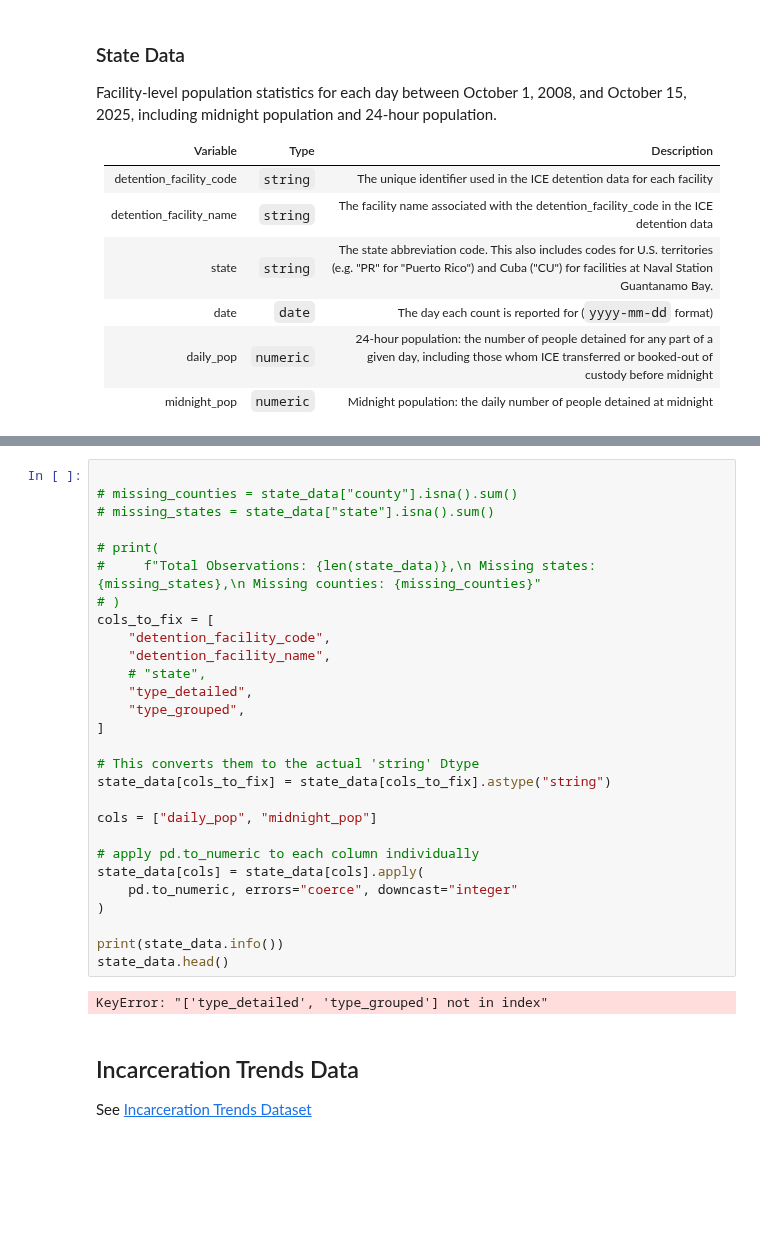
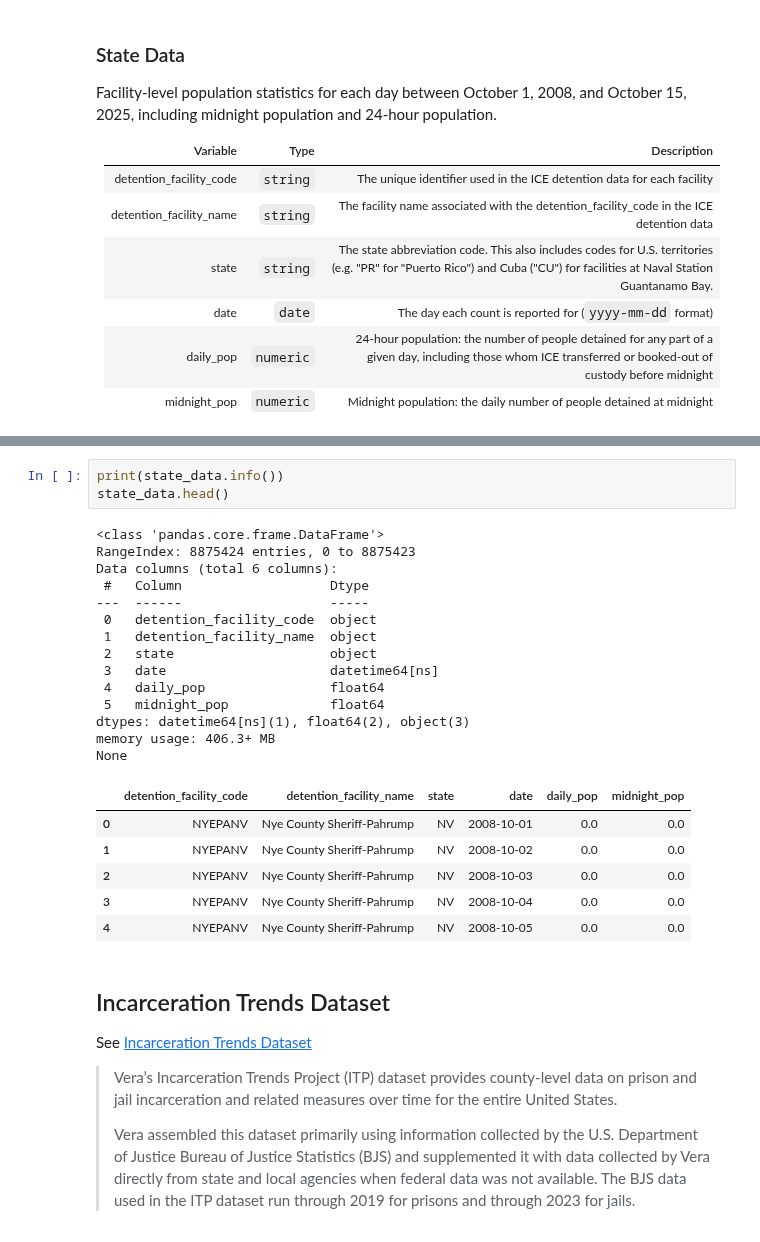
Before and after one commit to steveg-ds/RHIP, a Jupyter notebook: rural-detention/data_analysis.ipynb, the cells around one changed output, grey strips where cells are left out. Drawn from its saved outputs; the diff is of its cells as text; blank space fills up the shorter version.

Commit message:
finished compiling rural detention dataset v1

```diff
--- a/rural-detention/data_analysis.ipynb
+++ b/rural-detention/data_analysis.ipynb
@@ -250,34 +237,33 @@ Processing state detention data
 # %%
-
-# missing_counties = state_data["county"].isna().sum()
-# missing_states = state_data["state"].isna().sum()
-
-# print(
-#     f"Total Observations: {len(state_data)},\n Missing states: {missing_states},\n Missing counties: {missing_counties}"
-# )
-cols_to_fix = [
-    "detention_facility_code",
-    "detention_facility_name",
-    # "state",
-    "type_detailed",
-    "type_grouped",
-]
-
-# This converts them to the actual 'string' Dtype
-state_data[cols_to_fix] = state_data[cols_to_fix].astype("string")
-
-cols = ["daily_pop", "midnight_pop"]
-
-# apply pd.to_numeric to each column individually
-state_data[cols] = state_data[cols].apply(
-    pd.to_numeric, errors="coerce", downcast="integer"
-)
-
 print(state_data.info())
 state_data.head()
 # %% [output]
-KeyError: "['type_detailed', 'type_grouped'] not in index"
+<class 'pandas.core.frame.DataFrame'>
+RangeIndex: 8875424 entries, 0 to 8875423
+Data columns (total 6 columns):
+ #   Column                   Dtype
+---  ------                   -----
+ 0   detention_facility_code  object
+ 1   detention_facility_name  object
+ 2   state                    object
+ 3   date                     datetime64[ns]
+ 4   daily_pop                float64
+ 5   midnight_pop             float64
+dtypes: datetime64[ns](1), float64(2), object(3)
+memory usage: 406.3+ MB
+None
+|  | detention_facility_code | detention_facility_name | state | date | daily_pop | midnight_pop |
+| 0 | NYEPANV | Nye County Sheriff-Pahrump | NV | 2008-10-01 | 0.0 | 0.0 |
+| 1 | NYEPANV | Nye County Sheriff-Pahrump | NV | 2008-10-02 | 0.0 | 0.0 |
+| 2 | NYEPANV | Nye County Sheriff-Pahrump | NV | 2008-10-03 | 0.0 | 0.0 |
+| 3 | NYEPANV | Nye County Sheriff-Pahrump | NV | 2008-10-04 | 0.0 | 0.0 |
+| 4 | NYEPANV | Nye County Sheriff-Pahrump | NV | 2008-10-05 | 0.0 | 0.0 |
 # %% [markdown]
-## Incarceration Trends Data
+## Incarceration Trends Dataset
 
 See [Incarceration Trends Dataset](https://github.com/vera-institute/incarceration-trends)
+
+> Vera’s Incarceration Trends Project (ITP) dataset provides county-level data on prison and jail incarceration and related measures over time for the entire United States.
+>
+> Vera assembled this dataset primarily using information collected by the U.S. Department of Justice Bureau of Justice Statistics (BJS) and supplemented it with data collected by Vera directly from state and local agencies
+when federal data was not available. The BJS data used in the ITP dataset run through 2019 for prisons and through 2023 for jails.
```
Also changed, not shown: parts of 11 cells of this notebook, 5 other files.
